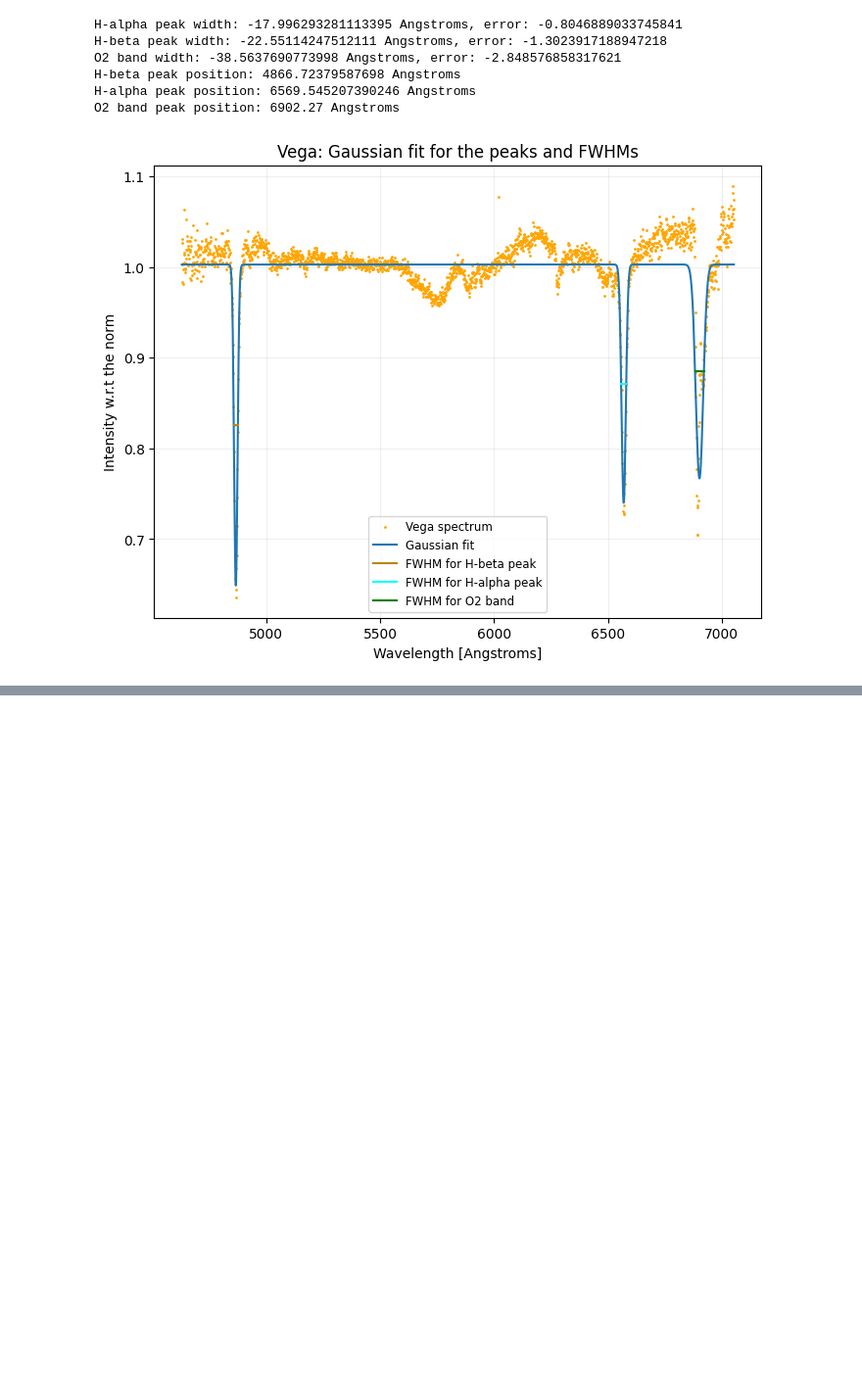
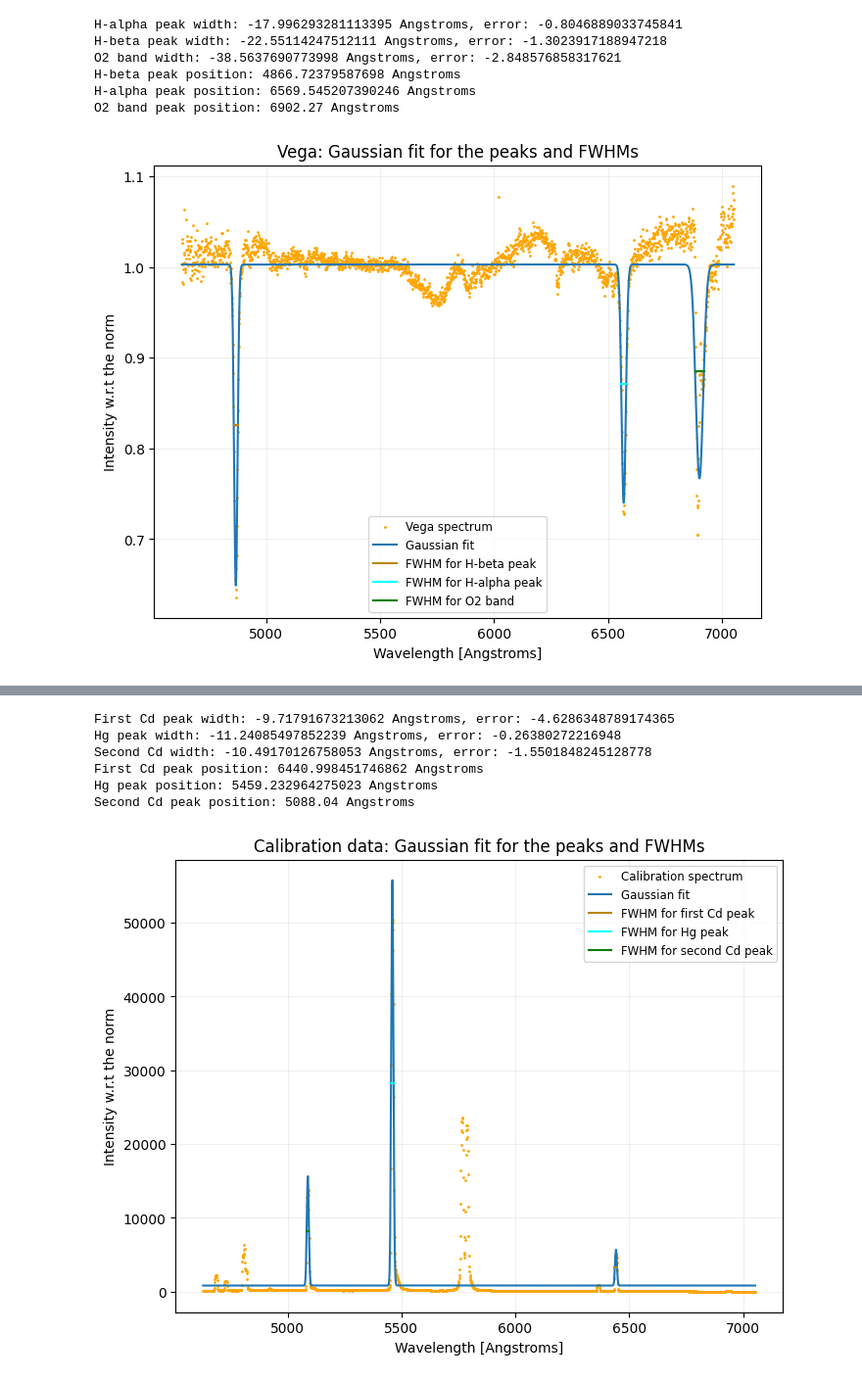
Before and after one commit to Timobrenn/G99-Spectroscopy, a Jupyter notebook: noteeeboiek.ipynb, the cells around one changed output, grey strips where cells are left out. Shown at 98% size. Drawn from its saved outputs; the diff is of its cells as text; code cells hidden in the pictures; blank space fills up the shorter version.

```diff
--- a/noteeeboiek.ipynb
+++ b/noteeeboiek.ipynb
@@ -1498,0 +1447,62 @@ Error in FWHMs: 1.5494726448435978
+# %%
+# Fitting to calibration data
+a1,m1,s1,z1,pcov1 = fit_gaussian(cropped_calibration[location_of_maximum_calibration],(12000,500,1,0),x_range)
+a2,m2,s2,z2,pcov2 = fit_gaussian(cropped_calibration[location_of_maximum_calibration],(50000,1300,5,0),x_range)
+a3,m3,s3,z3,pcov3 = fit_gaussian(cropped_calibration[location_of_maximum_calibration],(8000,1625,10,0),x_range)
+
+f_composed = f_gaussian(x_range,a1,m1,s1,z1)+f_gaussian(x_range,a2,m2,s2,0)+f_gaussian(x_range,a3,m3,s3,0)
+
+fwhm1,fwhm1_err=fwhm_calculator(s1,pcov1)
+fwhm2,fwhm2_err=fwhm_calculator(s2,pcov2)
+fwhm3,fwhm3_err=fwhm_calculator(s3,pcov3)
+
+# defining points for plotting the FWHMs
+fwhm1_x,fwhm1_y = fwhm_points_calculator(a1,m1,z1,fwhm1)
+fwhm2_x,fwhm2_y = fwhm_points_calculator(a2,m2,z1,fwhm2)
+fwhm3_x,fwhm3_y = fwhm_points_calculator(a3,m3,z1,fwhm3)
+
+# Convert to Angstroms using an earlier defined function
+fwhm1_angstrom = pixels_to_wavelength(fwhm1, xy=False, offset=False)
+fwhm1_err_angstrom = pixels_to_wavelength(fwhm1_err, xy=False, offset=False)
+
+fwhm2_angstrom = pixels_to_wavelength(fwhm2, xy=False, offset=False)
+fwhm2_err_angstrom = pixels_to_wavelength(fwhm2_err, xy=False, offset=False)
+
+fwhm3_angstrom = pixels_to_wavelength(fwhm3, xy=False, offset=False)
+fwhm3_err_angstrom = pixels_to_wavelength(fwhm3_err, xy=False, offset=False)
+
+m1_a = pixels_to_wavelength(m1, xy=False)
+m2_a = pixels_to_wavelength(m2, xy=False)
+m3_a = pixels_to_wavelength(m3, xy=False)
+
+
+print(f"First Cd peak width: {fwhm1_angstrom} Angstroms, error: {fwhm1_err_angstrom}")
+print(f"Hg peak width: {fwhm2_angstrom} Angstroms, error: {fwhm2_err_angstrom}")
+print(f"Second Cd width: {fwhm3_angstrom} Angstroms, error: {fwhm3_err_angstrom}")
+
+print(f"First Cd peak position: {m1_a} Angstroms")
+print(f"Hg peak position: {m2_a} Angstroms")
+print(f"Second Cd peak position: {m3_a:.2f} Angstroms")
+
+fig=figure(figsize=(8,6))
+frame=fig.add_subplot(1,1,1)
+frame.scatter(wavelength_calibrated,cropped_calibration[location_of_maximum_calibration],color="orange", label="Calibration spectrum",s=1)
+frame.plot(wavelength_calibrated,f_composed, label="Gaussian fit")
+frame.plot(fwhm1_x,fwhm1_y,color="darkgoldenrod", label="FWHM for first Cd peak")
+frame.plot(fwhm2_x,fwhm2_y,color="cyan", label="FWHM for Hg peak")
+frame.plot(fwhm3_x,fwhm3_y,color="green", label="FWHM for second Cd peak")
+frame.set_title("Calibration data: Gaussian fit for the peaks and FWHMs")
+frame.grid(alpha=0.2)
+frame.set_ylabel("Intensity w.r.t the norm")
+frame.set_xlabel("Wavelength [Angstroms]")
+frame.legend(fontsize=8.5)
+show()
+close(fig)
+# %% [output]
+First Cd peak width: -9.71791673213062 Angstroms, error: -4.6286348789174365
+Hg peak width: -11.24085497852239 Angstroms, error: -0.26380272216948
+Second Cd width: -10.49170126758053 Angstroms, error: -1.5501848245128778
+First Cd peak position: 6440.998451746862 Angstroms
+Hg peak position: 5459.232964275023 Angstroms
+Second Cd peak position: 5088.04 Angstroms
+[figure, added]
```
Also changed, not shown: parts of 8 cells of this notebook.
